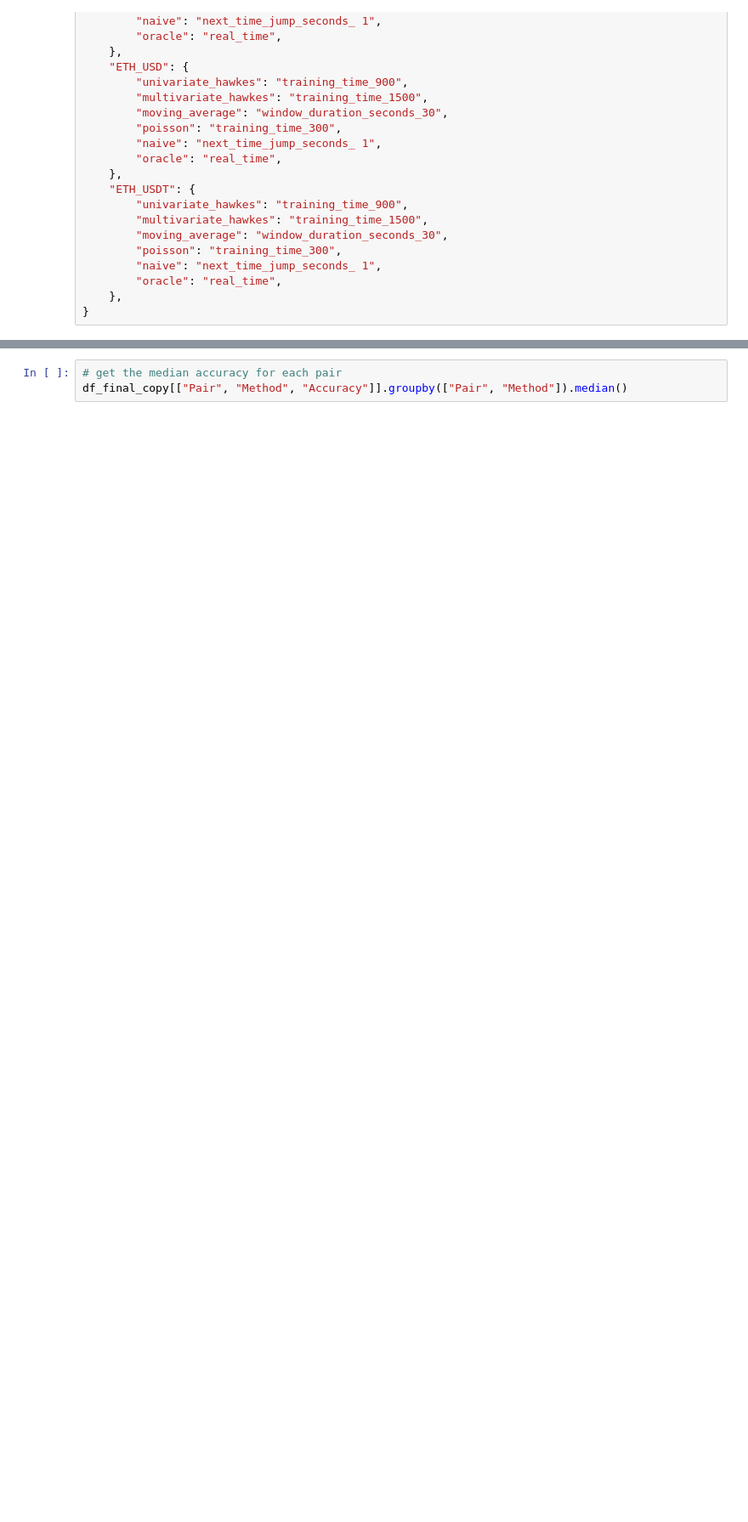
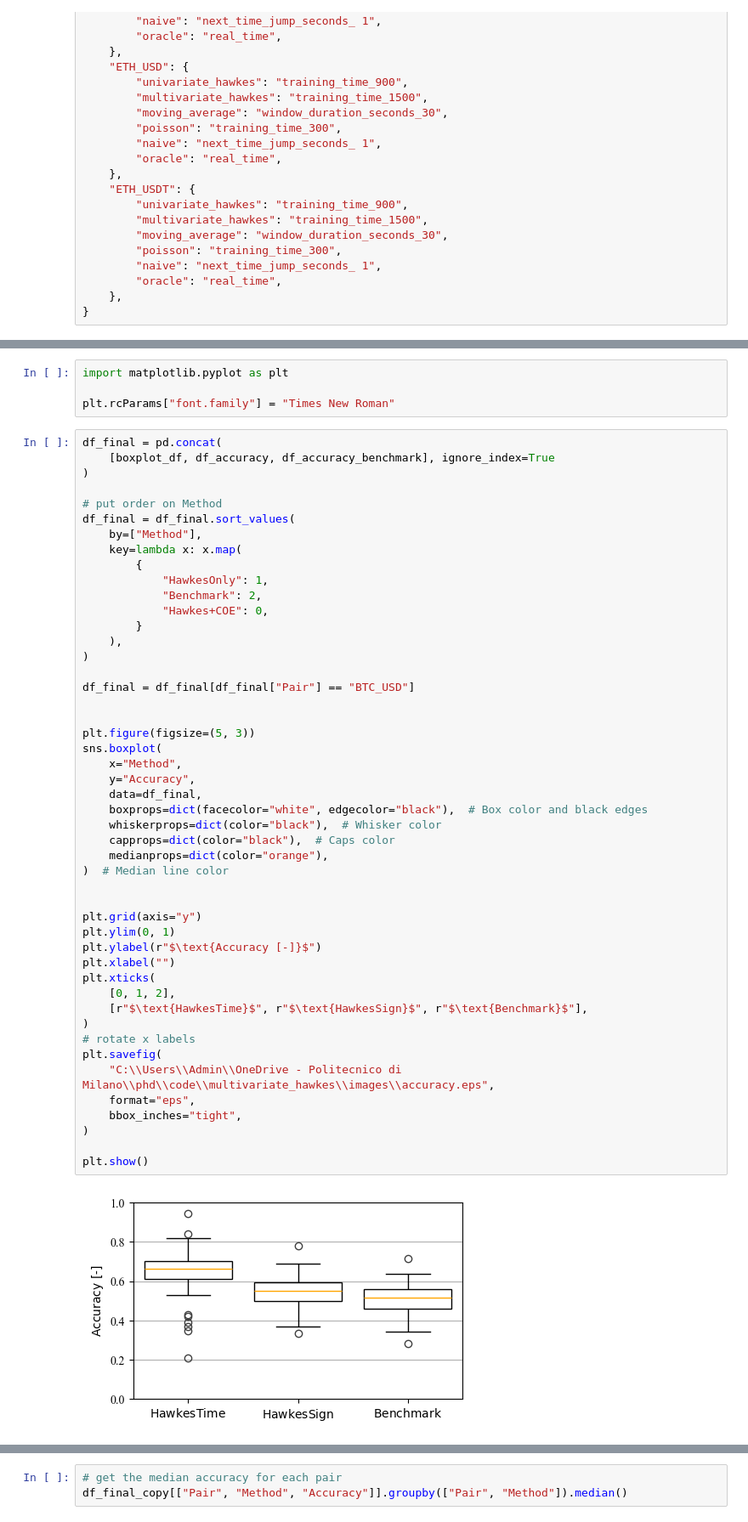
Before and after one commit to daxus4/multivariate_hawkes, a Jupyter notebook: notebook/n20250209_check_coe_results_best_densities.ipynb, the cells around one changed output, grey strips where cells are left out. Shown: that part at 85% size. Cells and saved outputs as stored; diff of their text form; blank space fills up the shorter version.

```diff
--- a/notebook/n20250209_check_coe_results_best_densities.ipynb
+++ b/notebook/n20250209_check_coe_results_best_densities.ipynb
@@ -297,3 +323,57 @@ boxplot_df_a.head()
 | 2 | BTC_USD | orderbook_changes_1705356920082_1... | 0.372549 | Hawkes+BI |
 | 3 | BTC_USD | orderbook_changes_1705356920082_1... | 0.519608 | Hawkes+BI |
 | 4 | BTC_USD | orderbook_changes_1705356920082_1... | 0.464286 | Hawkes+BI |
+# %%
+import matplotlib.pyplot as plt
+
+plt.rcParams["font.family"] = "Times New Roman"
+# %%
+df_final = pd.concat(
+    [boxplot_df, df_accuracy, df_accuracy_benchmark], ignore_index=True
+)
+
+# put order on Method
+df_final = df_final.sort_values(
+    by=["Method"],
+    key=lambda x: x.map(
+        {
+            "HawkesOnly": 1,
+            "Benchmark": 2,
+            "Hawkes+COE": 0,
+        }
+    ),
+)
+
+df_final = df_final[df_final["Pair"] == "BTC_USD"]
+
+
+plt.figure(figsize=(5, 3))
+sns.boxplot(
+    x="Method",
+    y="Accuracy",
+    data=df_final,
+    boxprops=dict(facecolor="white", edgecolor="black"),  # Box color and black edges
+    whiskerprops=dict(color="black"),  # Whisker color
+    capprops=dict(color="black"),  # Caps color
+    medianprops=dict(color="orange"),
+)  # Median line color
+
+
+plt.grid(axis="y")
+plt.ylim(0, 1)
+plt.ylabel(r"$\text{Accuracy [-]}$")
+plt.xlabel("")
+plt.xticks(
+    [0, 1, 2],
+    [r"$\text{HawkesTime}$", r"$\text{HawkesSign}$", r"$\text{Benchmark}$"],
+)
+# rotate x labels
+plt.savefig(
+    "C:\\Users\\Admin\\OneDrive - Politecnico di Milano\\phd\\code\\multivariate_hawkes\\images\\accuracy.eps",
+    format="eps",
+    bbox_inches="tight",
+)
+
+plt.show()
+# %% [output]
+[figure, added]
```
Also changed, not shown: parts of 14 cells of this notebook, 20 other files.
